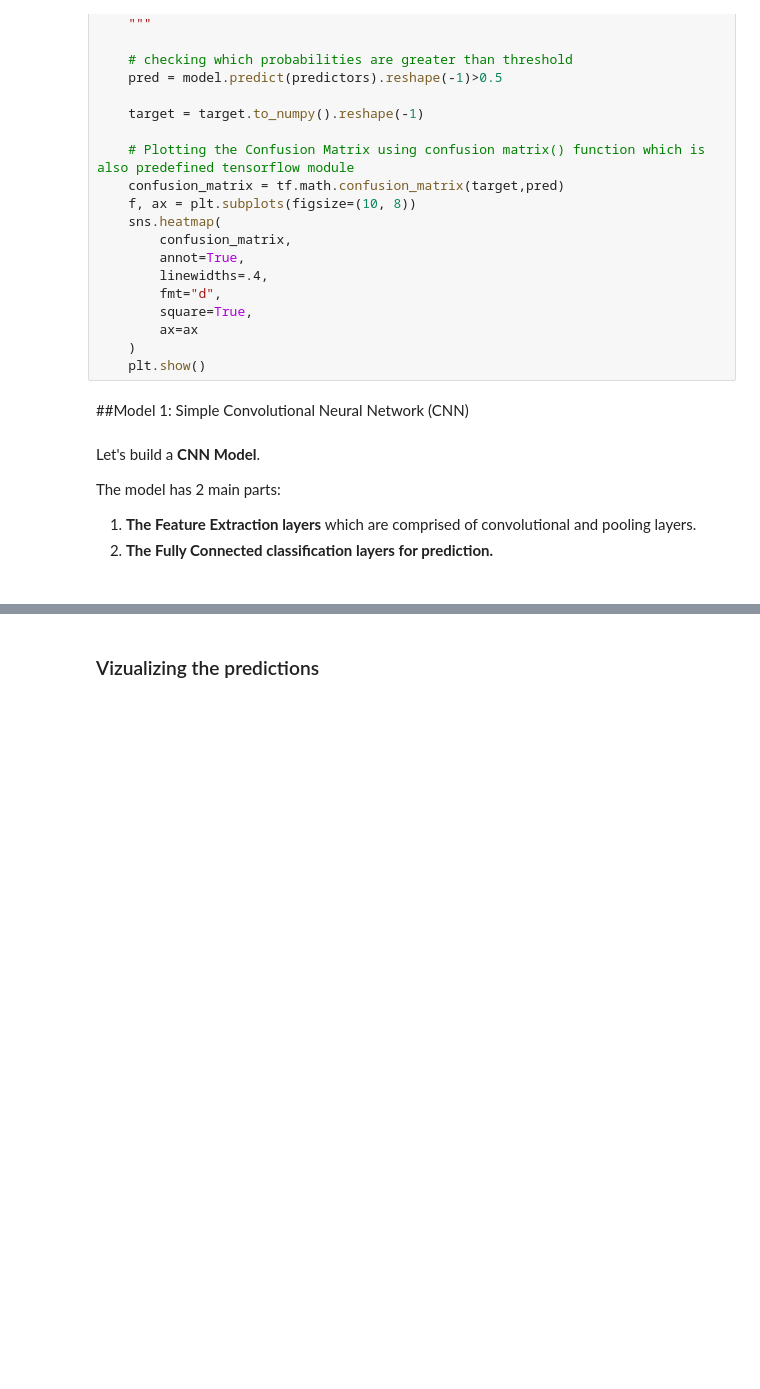
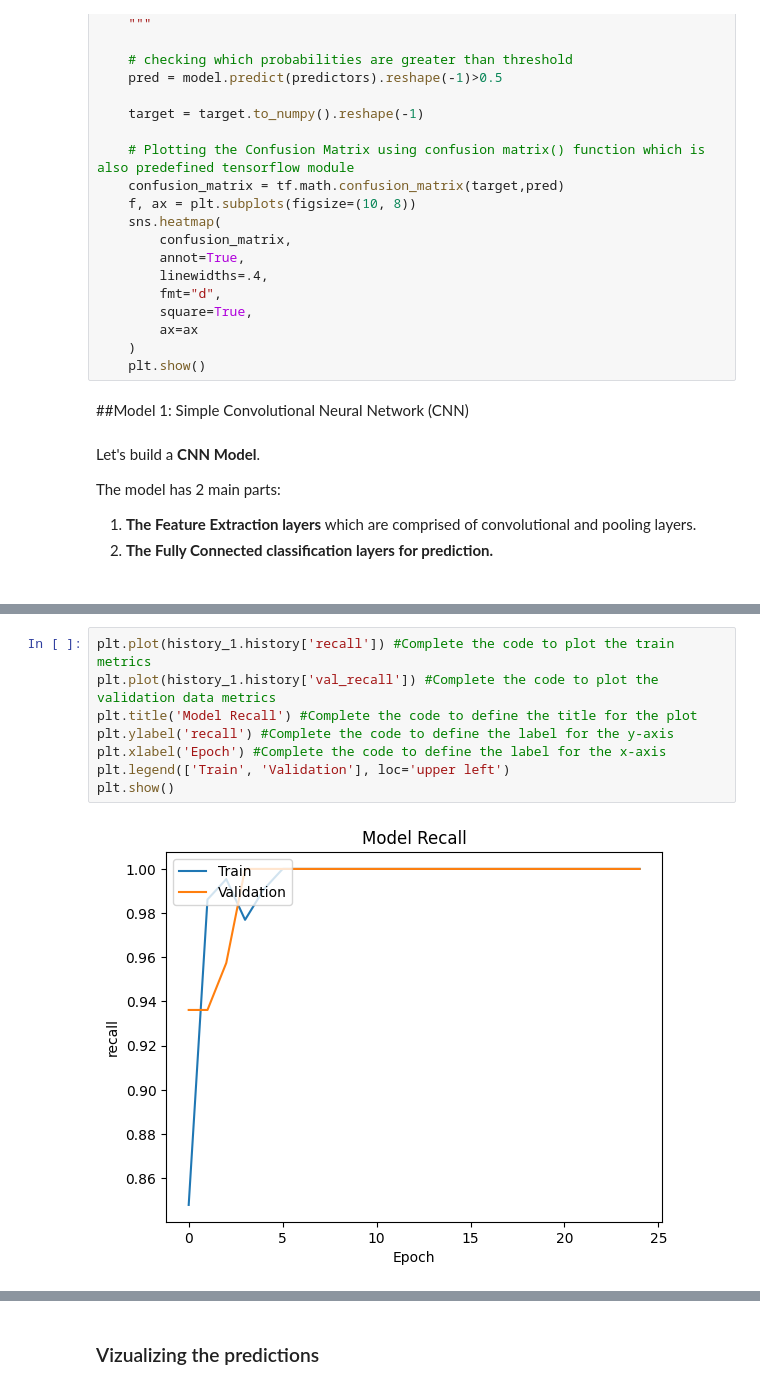
Before and after one commit to tinkle21/CNN-ImageClassification, a Jupyter notebook: HelmNet_Low_Code-1.ipynb, the cells around one changed output, grey strips where cells are left out. Cells and saved outputs as stored; diff of their text form; blank space fills up the shorter version.

```diff
--- a/HelmNet_Low_Code-1.ipynb
+++ b/HelmNet_Low_Code-1.ipynb
@@ -298,3 +385,13 @@ plt.show()
+# %%
+plt.plot(history_1.history['recall']) #Complete the code to plot the train metrics
+plt.plot(history_1.history['val_recall']) #Complete the code to plot the validation data metrics
+plt.title('Model Recall') #Complete the code to define the title for the plot
+plt.ylabel('recall') #Complete the code to define the label for the y-axis
+plt.xlabel('Epoch') #Complete the code to define the label for the x-axis
+plt.legend(['Train', 'Validation'], loc='upper left')
+plt.show()
+# %% [output]
+[figure, added]
 # %%
 model_1_train_perf = model_performance_classification(model_1, X_train_normalized,y_train)
 
```
Also changed, not shown: parts of 28 cells of this notebook.
